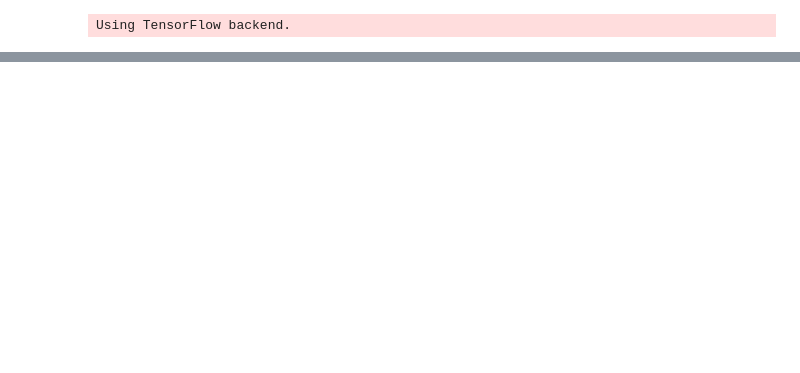
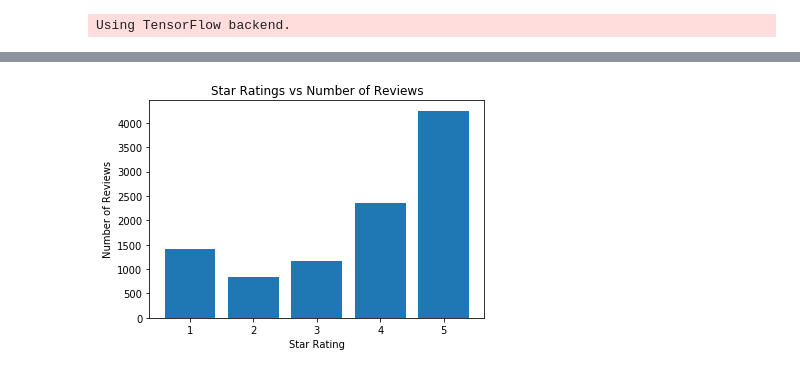
Before and after one commit to mmicatka/yelp_review_prediction, a Jupyter notebook: Yelp Review Star Prediction.ipynb, the cells around one changed output, grey strips where cells are left out. Saved outputs shown, nothing was run; the diff lists cells and outputs as text; code cells hidden in the pictures; blank space fills up the shorter version.

```diff
--- a/Yelp Review Star Prediction.ipynb
+++ b/Yelp Review Star Prediction.ipynb
@@ -133,0 +113,25 @@ Retrieving/Preparing data for: vocab size = 500 review_length = 500 num_reviews
+# %%
+review_data = load_data('yelp_review.csv')
+# For this analysis we just want the unique id and the star rating
+review_data.drop(['review_id', 'user_id', 'business_id', 'date', 'useful', 'funny', 'cool'], axis=1, inplace=True)
+
+x = review_data['text'].as_matrix()
+y = review_data['stars'].as_matrix()
+
+x_train, x_test, y_train, y_test = train_test_split(x, y)
+
+x_train = x_train[0:10000]
+y_train = y_train[0:10000]
+
+tokenizer = get_tokenizer(250)
+
+# We need to preprocess our data
+# This should be pipelined in the future
+x_train = tokenizer.texts_to_sequences(x_train)
+x_train = pad_sequences(x_train, maxlen=250)
+
+x_test = x_test[0:10000]
+y_test = y_test[0:10000]
+
+x_test = tokenizer.texts_to_sequences(x_test)
+x_test = pad_sequences(x_test, maxlen=250)
@@ -133,0 +146,11 @@ Retrieving/Preparing data for: vocab size = 500 review_length = 500 num_reviews
+# %%
+bins = [1, 2, 3, 4, 5, 6]
+hist, _ = np.histogram(y_train, bins=bins)
+
+plt.bar(bins[:-1], hist)
+plt.xlabel('Star Rating')
+plt.ylabel('Number of Reviews')
+plt.title('Star Ratings vs Number of Reviews')
+plt.show()
+# %% [output]
+[figure, added]
```
Also changed, not shown: parts of 20 cells of this notebook.
